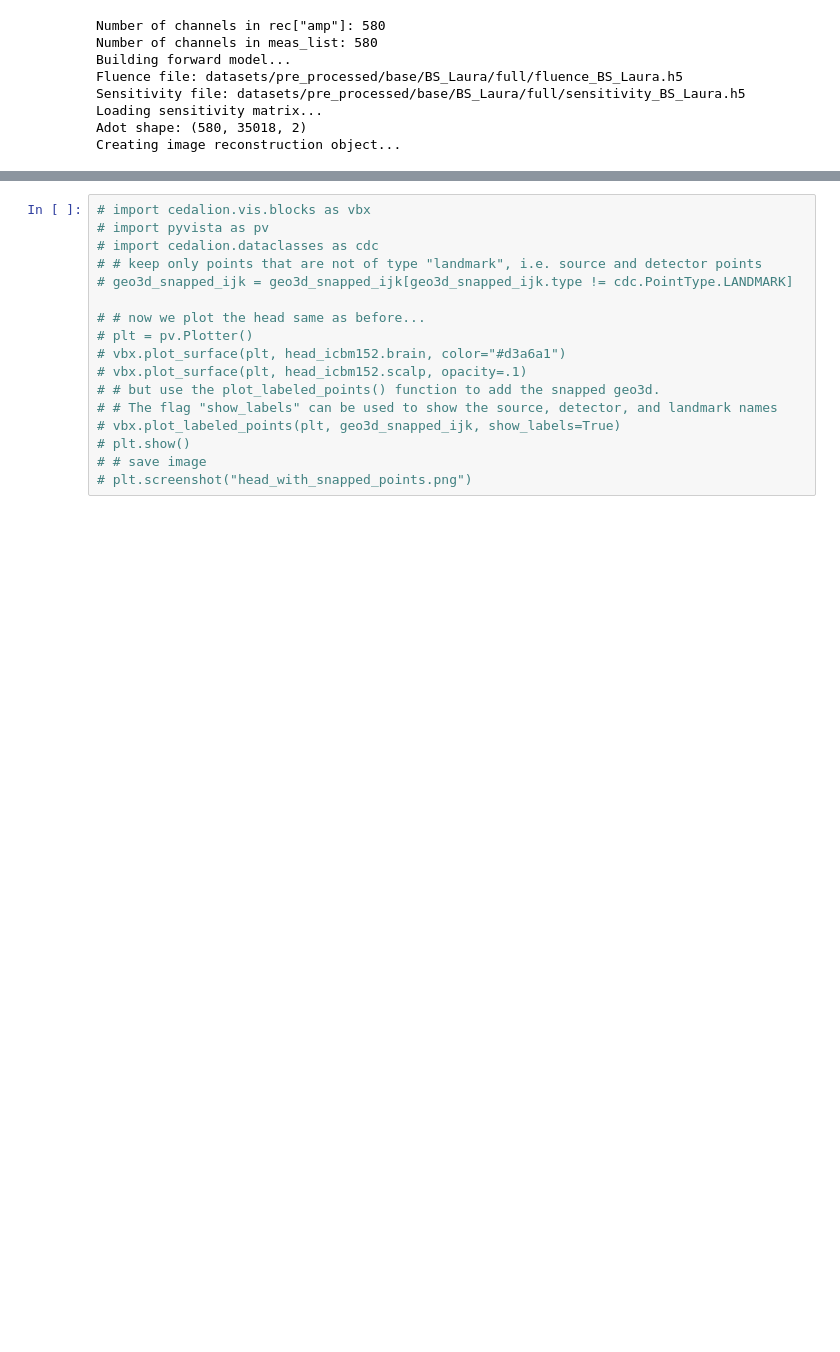
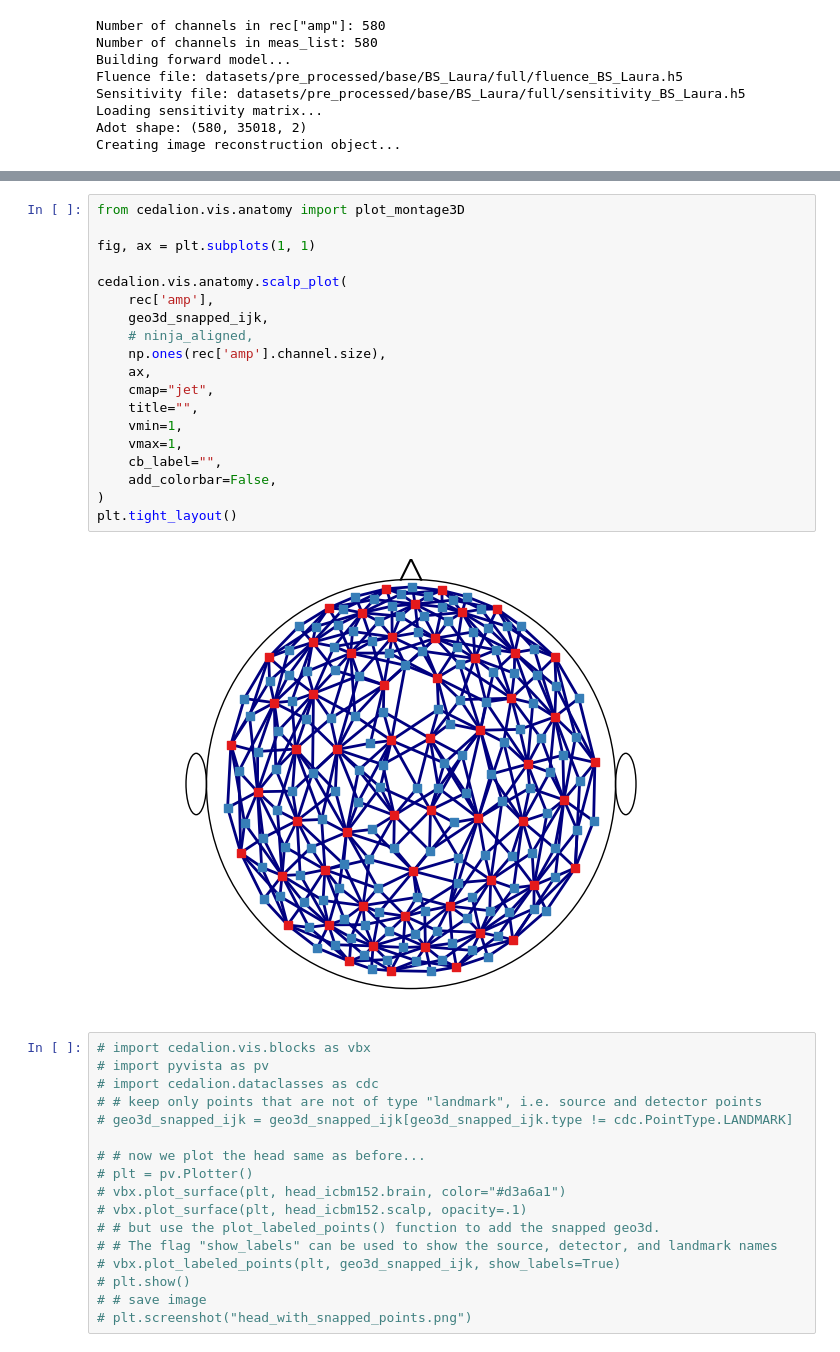
Before and after one commit to orabe/fNIRS_SparseToDense, a Jupyter notebook: src/subset/subset_image_space_processing_segments_V2_GENERAL.ipynb, the cells around one changed output, grey strips where cells are left out. Saved outputs shown, nothing was run; the diff lists cells and outputs as text; blank space fills up the shorter version.

```diff
--- a/src/subset/subset_image_space_processing_segments_V2_GENERAL.ipynb
+++ b/src/subset/subset_image_space_processing_segments_V2_GENERAL.ipynb
@@ -351,3 +376,24 @@ print(Adot.shape)
+# %%
+from cedalion.vis.anatomy import plot_montage3D
+
+fig, ax = plt.subplots(1, 1)
+
+cedalion.vis.anatomy.scalp_plot(
+    rec['amp'],
+    geo3d_snapped_ijk,
+    # ninja_aligned,
+    np.ones(rec['amp'].channel.size),
+    ax,
+    cmap="jet",
+    title="",
+    vmin=1,
+    vmax=1,
+    cb_label="",
+    add_colorbar=False,
+)
+plt.tight_layout()
+# %% [output]
+[figure, added]
 # %%
 # import cedalion.vis.blocks as vbx
 # import pyvista as pv
```
Also changed, not shown: parts of 27 cells of this notebook.
